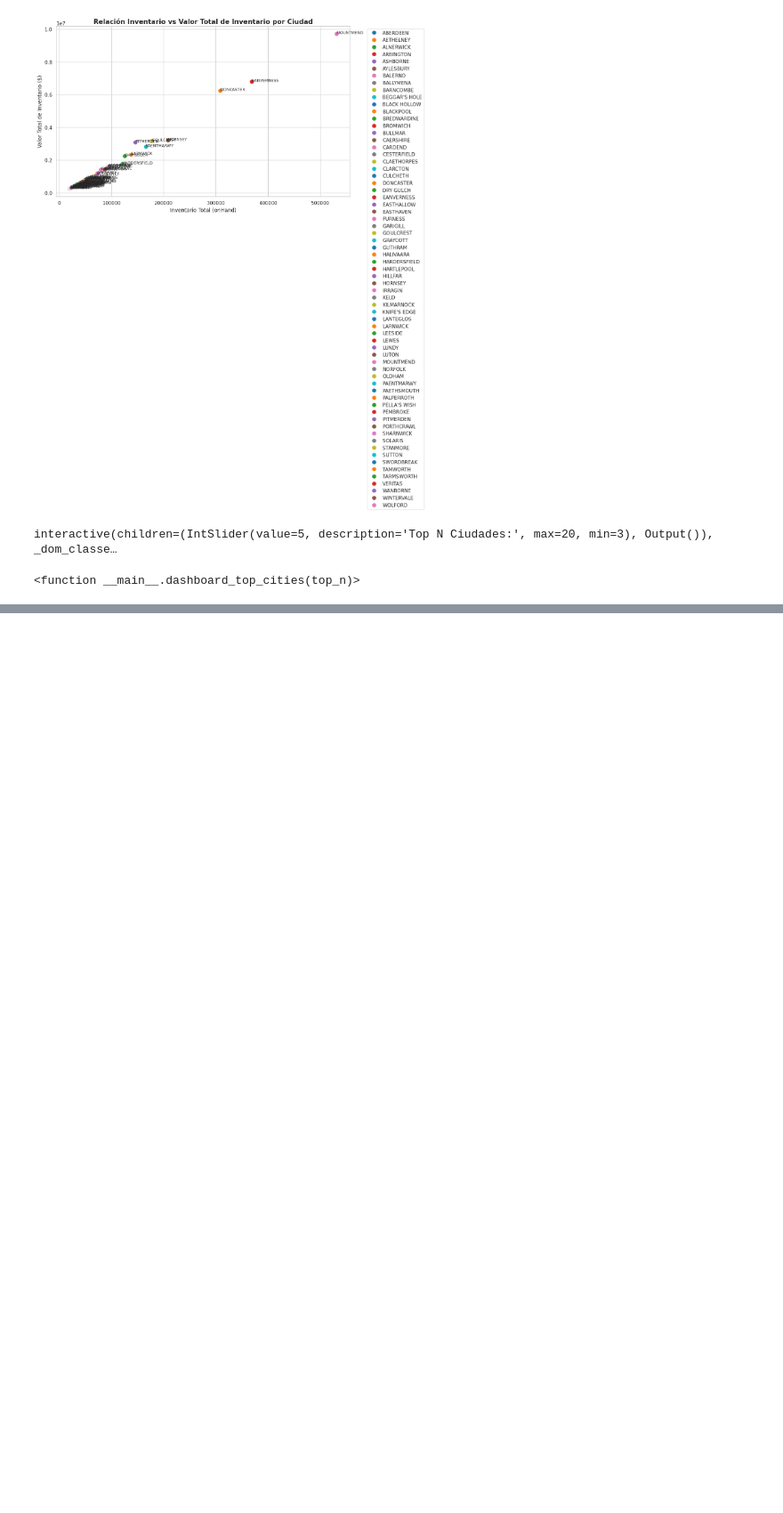
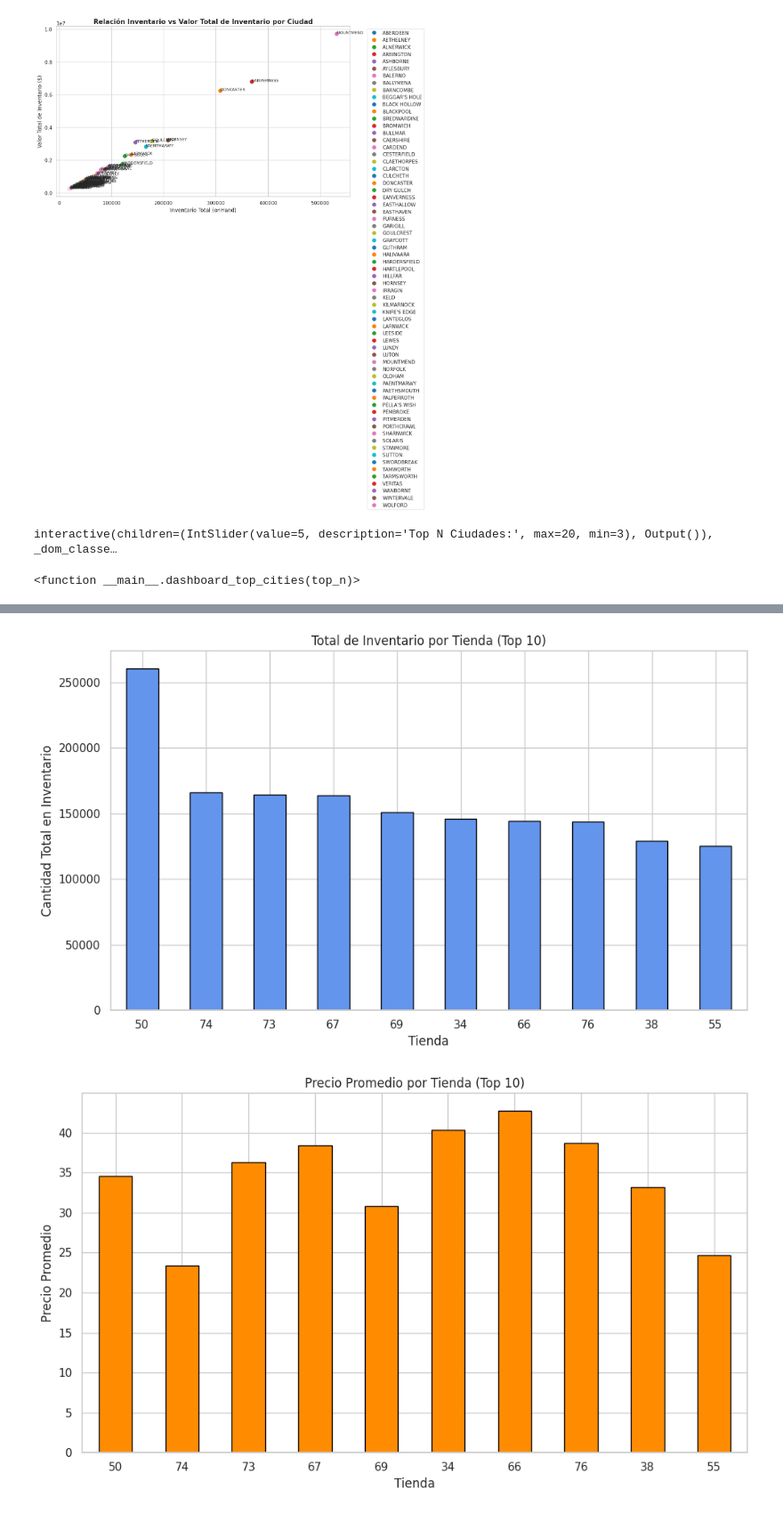
Before and after one commit to RaksoIngenieria/Data-Analytics, a Jupyter notebook: AromasDelValle.ipynb, the cells around one changed output, grey strips where cells are left out. Shown at 89% size. Saved outputs shown, nothing was run; the diff lists cells and outputs as text; code cells hidden in the pictures; blank space fills up the shorter version.

```diff
--- a/AromasDelValle.ipynb
+++ b/AromasDelValle.ipynb
@@ -810,0 +1072,69 @@ TypeError: '<' not supported between instances of 'float' and 'str'
+# %%
+# Asegurar que las columnas numéricas estén en el tipo correcto
+df["onHand"] = pd.to_numeric(df["onHand"], errors="coerce")
+df["Price"] = pd.to_numeric(df["Price"], errors="coerce")
+
+# --- Tendencias por tienda ---
+resumen_tienda = df.groupby("Store").agg(
+    total_inventario=("onHand", "sum"),
+    precio_promedio=("Price", "mean"),
+    conteo_productos=("Description", "count")
+).sort_values(by="total_inventario", ascending=False)
+
+print("Resumen por tienda:")
+print(resumen_tienda.head(10))
+
+# Gráfico: Total de inventario por tienda
+plt.figure(figsize=(10, 6))
+resumen_tienda["total_inventario"].head(10).plot(kind="bar", color="cornflowerblue", edgecolor="black")
+plt.title("Total de Inventario por Tienda (Top 10)")
+plt.xlabel("Tienda")
+plt.ylabel("Cantidad Total en Inventario")
+plt.xticks(rotation=0)
+plt.tight_layout()
+plt.savefig("inventario_por_tienda.png")
+plt.show()
+
+# Gráfico: Precio promedio por tienda
+plt.figure(figsize=(10, 6))
+resumen_tienda["precio_promedio"].head(10).plot(kind="bar", color="darkorange", edgecolor="black")
+plt.title("Precio Promedio por Tienda (Top 10)")
+plt.xlabel("Tienda")
+plt.ylabel("Precio Promedio")
+plt.xticks(rotation=0)
+plt.tight_layout()
+plt.savefig("precio_promedio_por_tienda.png")
+plt.show()
+
+# --- Tendencias por marca ---
+resumen_marca = df.groupby("Brand").agg(
+    total_inventario=("onHand", "sum"),
+    precio_promedio=("Price", "mean"),
+    conteo_productos=("Description", "count")
+).sort_values(by="total_inventario", ascending=False)
+
+print("\nResumen por marca:")
+print(resumen_marca.head(10))
+
+# Gráfico: Total de inventario por marca
+plt.figure(figsize=(10, 6))
+resumen_marca["total_inventario"].head(10).plot(kind="bar", color="mediumseagreen", edgecolor="black")
+plt.title("Total de Inventario por Marca (Top 10)")
+plt.xlabel("Marca")
+plt.ylabel("Cantidad Total en Inventario")
+plt.xticks(rotation=0)
+plt.tight_layout()
+plt.savefig("inventario_por_marca.png")
+plt.show()
+
+# Gráfico: Precio promedio por marca
+plt.figure(figsize=(10, 6))
+resumen_marca["precio_promedio"].head(10).plot(kind="bar", color="mediumpurple", edgecolor="black")
+plt.title("Precio Promedio por Marca (Top 10)")
+plt.xlabel("Marca")
+plt.ylabel("Precio Promedio")
+plt.xticks(rotation=0)
+plt.tight_layout()
+plt.savefig("precio_promedio_por_marca.png")
+plt.show()
+# %% [output]
@@ -810,0 +1154,2 @@ TypeError: '<' not supported between instances of 'float' and 'str'
+[figure, added]
+[figure, added]
```
Also changed, not shown: parts of 11 cells of this notebook.
